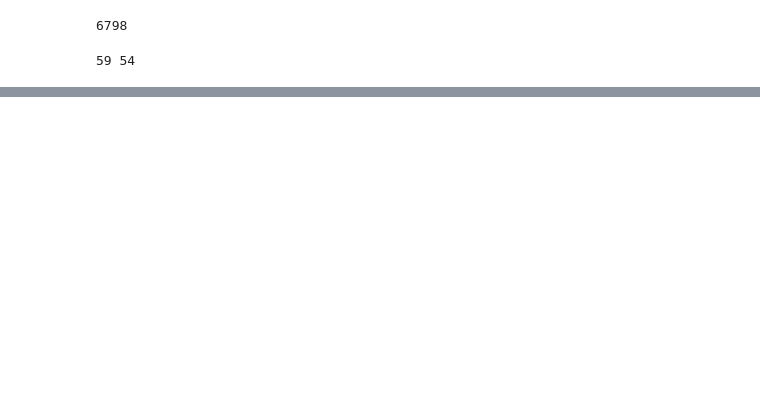
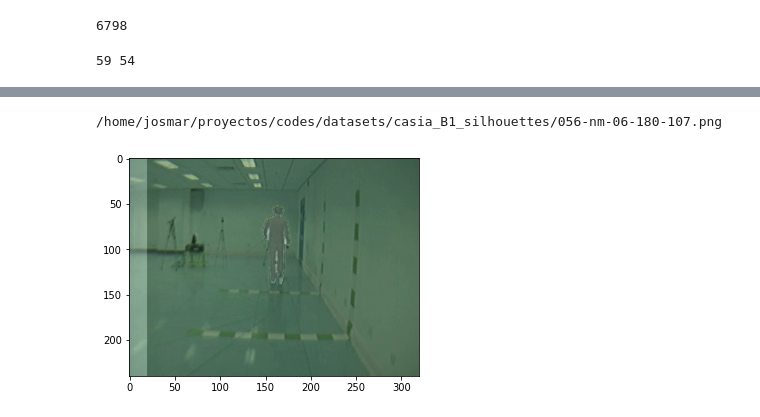
Before and after one commit to JosmarSuarez/Instance_Segmentation_Sandbox, a Jupyter notebook: annotation_tools/directories.ipynb, the cells around one changed output, grey strips where cells are left out. Cells and saved outputs as stored; diff of their text form; code cells hidden in the pictures; blank space fills up the shorter version.

```diff
--- a/annotation_tools/directories.ipynb
+++ b/annotation_tools/directories.ipynb
@@ -130,0 +203,11 @@ plt.show()
+# %%
+img = cv2.imread(sil_path + "056-nm-06-180-107" + ".png")
+
+plt.imshow(cv2.copyMakeBorder(img[:240,:300],0,0,20,0,borderType=cv2.BORDER_CONSTANT,value=[255, 255, 255]))
+img2= cv2.imread(img_path + "056-nm-06-180-107" + ".jpg")
+plt.imshow(img2,alpha=0.8)
+
+print(filename)
+# %% [output]
+/home/josmar/proyectos/codes/datasets/casia_B1_silhouettes/056-nm-06-180-107.png
+[figure, added]
```
Also changed, not shown: parts of 18 cells of this notebook, 9 other files.
